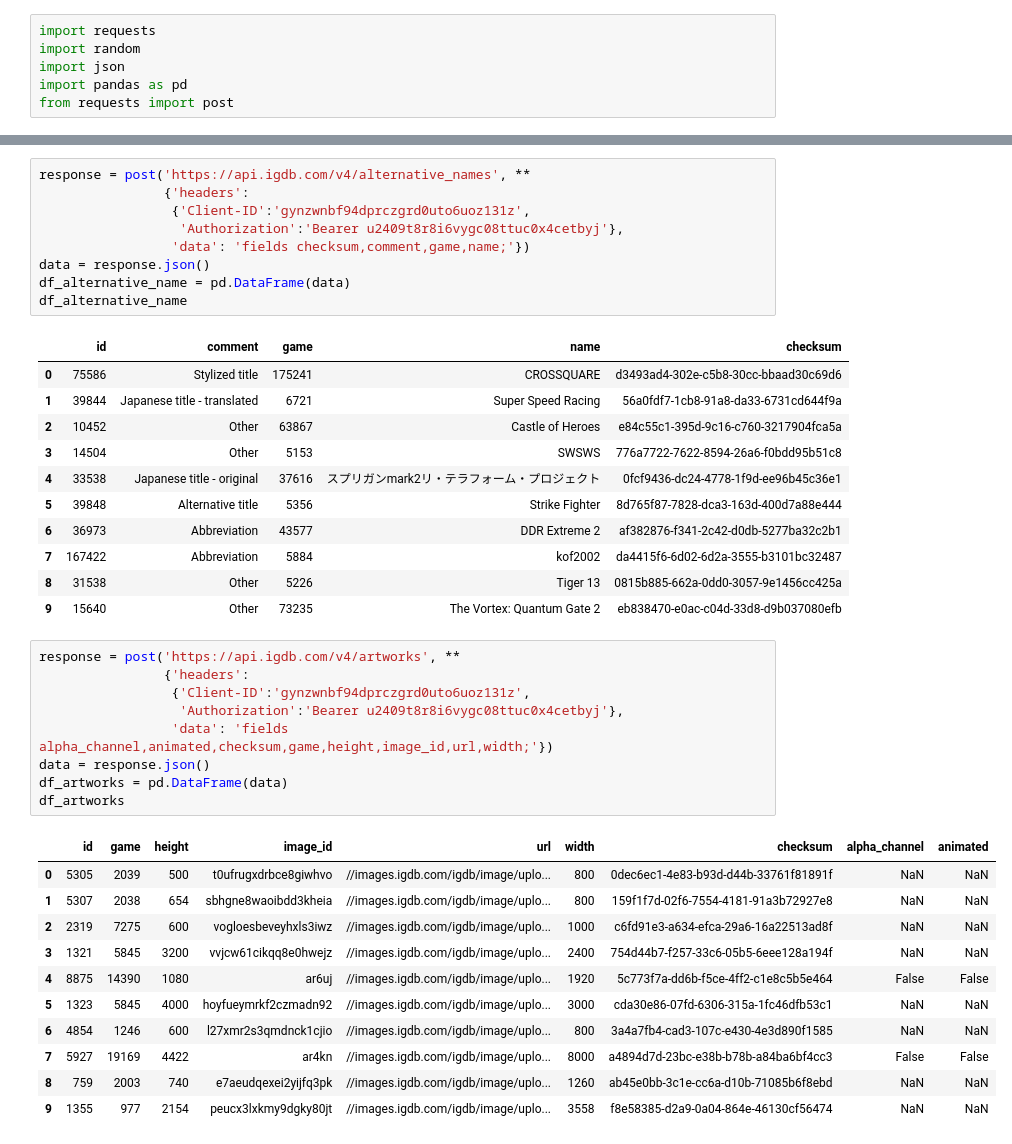
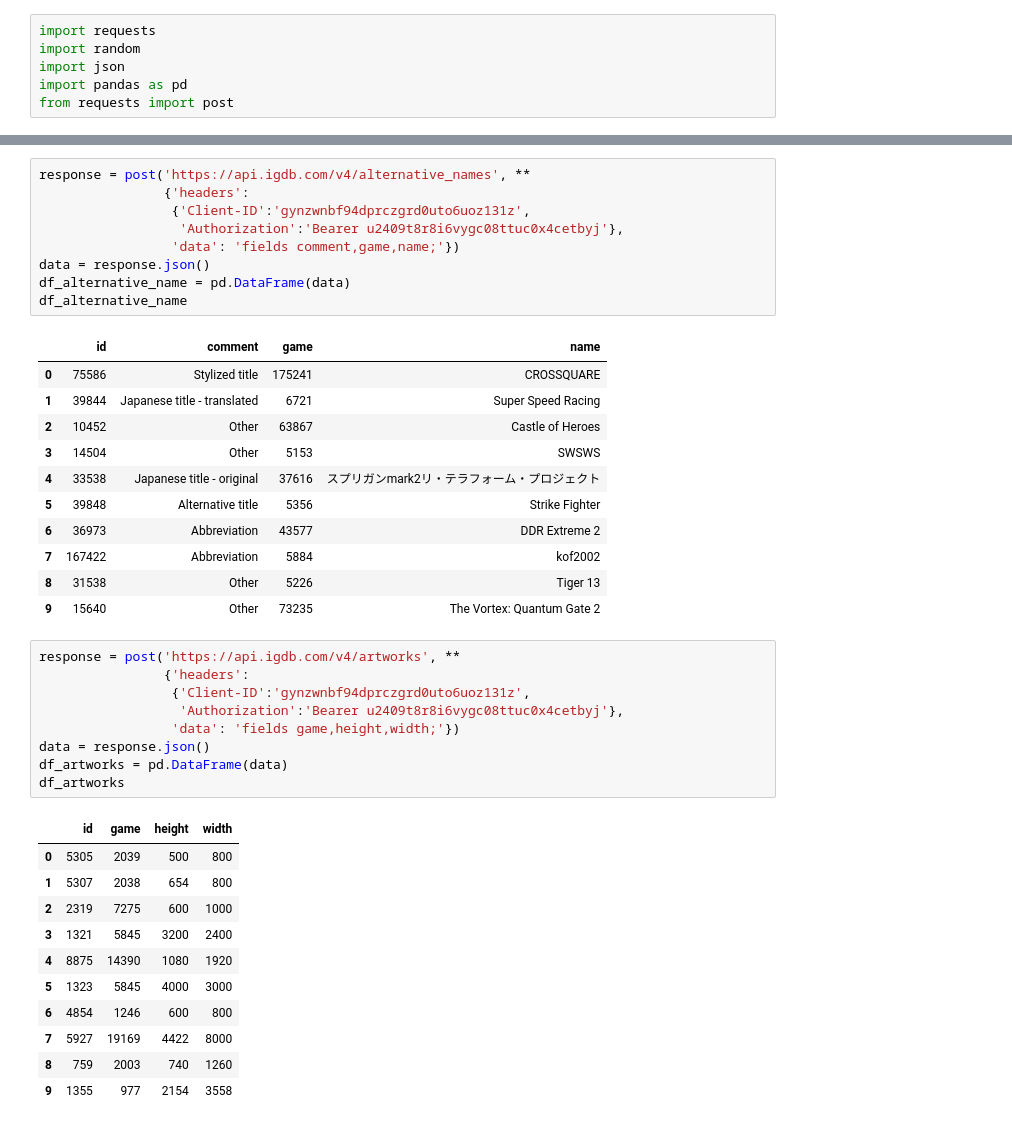
Before and after one commit to Ciclope988/TrabajoHackaboss, a Jupyter notebook: TrabajoGrupo.ipynb, the cells around one changed output, grey strips where cells are left out. Drawn from its saved outputs; the diff is of its cells as text.

```diff
--- a/TrabajoGrupo.ipynb
+++ b/TrabajoGrupo.ipynb
@@ -103,43 +94,43 @@ response = post('https://api.igdb.com/v4/alternative_names', **
                 {'headers':
                  {'Client-ID':'gynzwnbf94dprczgrd0uto6uoz131z',
                   'Authorization':'Bearer u2409t8r8i6vygc08ttuc0x4cetbyj'},
-                 'data': 'fields checksum,comment,game,name;'})
+                 'data': 'fields comment,game,name;'})
 data = response.json()
 df_alternative_name = pd.DataFrame(data)
 df_alternative_name
 # %% [output]
-|  | id | comment | game | name | checksum |
-| 0 | 75586 | Stylized title | 175241 | CROSSQUARE | d3493ad4-302e-c5b8-30cc-bbaad30c69d6 |
-| 1 | 39844 | Japanese title - translated | 6721 | Super Speed Racing | 56a0fdf7-1cb8-91a8-da33-6731cd644f9a |
-| 2 | 10452 | Other | 63867 | Castle of Heroes | e84c55c1-395d-9c16-c760-3217904fca5a |
-| 3 | 14504 | Other | 5153 | SWSWS | 776a7722-7622-8594-26a6-f0bdd95b51c8 |
-| 4 | 33538 | Japanese title - original | 37616 | スプリガンmark2リ・テラフォーム・プロジェクト | 0fcf9436-dc24-4778-1f9d-ee96b45c36e1 |
-| 5 | 39848 | Alternative title | 5356 | Strike Fighter | 8d765f87-7828-dca3-163d-400d7a88e444 |
-| 6 | 36973 | Abbreviation | 43577 | DDR Extreme 2 | af382876-f341-2c42-d0db-5277ba32c2b1 |
-| 7 | 167422 | Abbreviation | 5884 | kof2002 | da4415f6-6d02-6d2a-3555-b3101bc32487 |
-| 8 | 31538 | Other | 5226 | Tiger 13 | 0815b885-662a-0dd0-3057-9e1456cc425a |
-| 9 | 15640 | Other | 73235 | The Vortex: Quantum Gate 2 | eb838470-e0ac-c04d-33d8-d9b037080efb |
+|  | id | comment | game | name |
+| 0 | 75586 | Stylized title | 175241 | CROSSQUARE |
+| 1 | 39844 | Japanese title - translated | 6721 | Super Speed Racing |
+| 2 | 10452 | Other | 63867 | Castle of Heroes |
+| 3 | 14504 | Other | 5153 | SWSWS |
+| 4 | 33538 | Japanese title - original | 37616 | スプリガンmark2リ・テラフォーム・プロジェクト |
+| 5 | 39848 | Alternative title | 5356 | Strike Fighter |
+| 6 | 36973 | Abbreviation | 43577 | DDR Extreme 2 |
+| 7 | 167422 | Abbreviation | 5884 | kof2002 |
+| 8 | 31538 | Other | 5226 | Tiger 13 |
+| 9 | 15640 | Other | 73235 | The Vortex: Quantum Gate 2 |
 # %%
 response = post('https://api.igdb.com/v4/artworks', **
                 {'headers':
                  {'Client-ID':'gynzwnbf94dprczgrd0uto6uoz131z',
                   'Authorization':'Bearer u2409t8r8i6vygc08ttuc0x4cetbyj'},
-                 'data': 'fields alpha_channel,animated,checksum,game,height,image_id,url,width;'})
+                 'data': 'fields game,height,width;'})
 data = response.json()
 df_artworks = pd.DataFrame(data)
 df_artworks
 # %% [output]
-|  | id | game | height | image_id | url | width | checksum | alpha_channel | animated |
-| 0 | 5305 | 2039 | 500 | t0ufrugxdrbce8giwhvo | //images.igdb.com/igdb/image/uplo... | 800 | 0dec6ec1-4e83-b93d-d44b-33761f81891f | NaN | NaN |
-| 1 | 5307 | 2038 | 654 | sbhgne8waoibdd3kheia | //images.igdb.com/igdb/image/uplo... | 800 | 159f1f7d-02f6-7554-4181-91a3b72927e8 | NaN | NaN |
-| 2 | 2319 | 7275 | 600 | vogloesbeveyhxls3iwz | //images.igdb.com/igdb/image/uplo... | 1000 | c6fd91e3-a634-efca-29a6-16a22513ad8f | NaN | NaN |
-| 3 | 1321 | 5845 | 3200 | vvjcw61cikqq8e0hwejz | //images.igdb.com/igdb/image/uplo... | 2400 | 754d44b7-f257-33c6-05b5-6eee128a194f | NaN | NaN |
-| 4 | 8875 | 14390 | 1080 | ar6uj | //images.igdb.com/igdb/image/uplo... | 1920 | 5c773f7a-dd6b-f5ce-4ff2-c1e8c5b5e464 | False | False |
-| 5 | 1323 | 5845 | 4000 | hoyfueymrkf2czmadn92 | //images.igdb.com/igdb/image/uplo... | 3000 | cda30e86-07fd-6306-315a-1fc46dfb53c1 | NaN | NaN |
-| 6 | 4854 | 1246 | 600 | l27xmr2s3qmdnck1cjio | //images.igdb.com/igdb/image/uplo... | 800 | 3a4a7fb4-cad3-107c-e430-4e3d890f1585 | NaN | NaN |
-| 7 | 5927 | 19169 | 4422 | ar4kn | //images.igdb.com/igdb/image/uplo... | 8000 | a4894d7d-23bc-e38b-b78b-a84ba6bf4cc3 | False | False |
-| 8 | 759 | 2003 | 740 | e7aeudqexei2yijfq3pk | //images.igdb.com/igdb/image/uplo... | 1260 | ab45e0bb-3c1e-cc6a-d10b-71085b6f8ebd | NaN | NaN |
-| 9 | 1355 | 977 | 2154 | peucx3lxkmy9dgky80jt | //images.igdb.com/igdb/image/uplo... | 3558 | f8e58385-d2a9-0a04-864e-46130cf56474 | NaN | NaN |
+|  | id | game | height | width |
+| 0 | 5305 | 2039 | 500 | 800 |
+| 1 | 5307 | 2038 | 654 | 800 |
+| 2 | 2319 | 7275 | 600 | 1000 |
+| 3 | 1321 | 5845 | 3200 | 2400 |
+| 4 | 8875 | 14390 | 1080 | 1920 |
+| 5 | 1323 | 5845 | 4000 | 3000 |
+| 6 | 4854 | 1246 | 600 | 800 |
+| 7 | 5927 | 19169 | 4422 | 8000 |
+| 8 | 759 | 2003 | 740 | 1260 |
+| 9 | 1355 | 977 | 2154 | 3558 |
 # %%
 response = post('https://api.igdb.com/v4/characters', **
                 {'headers':
```
Also changed, not shown: parts of 52 cells of this notebook.
